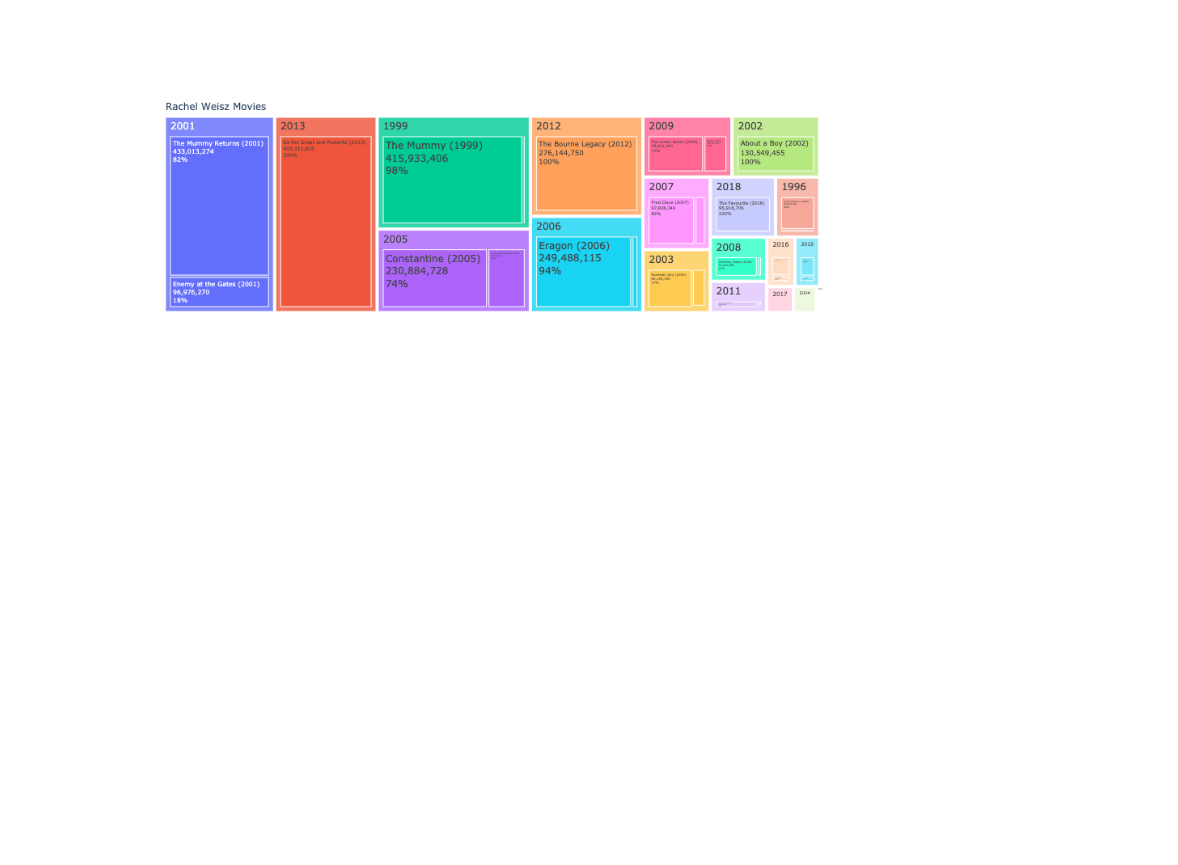
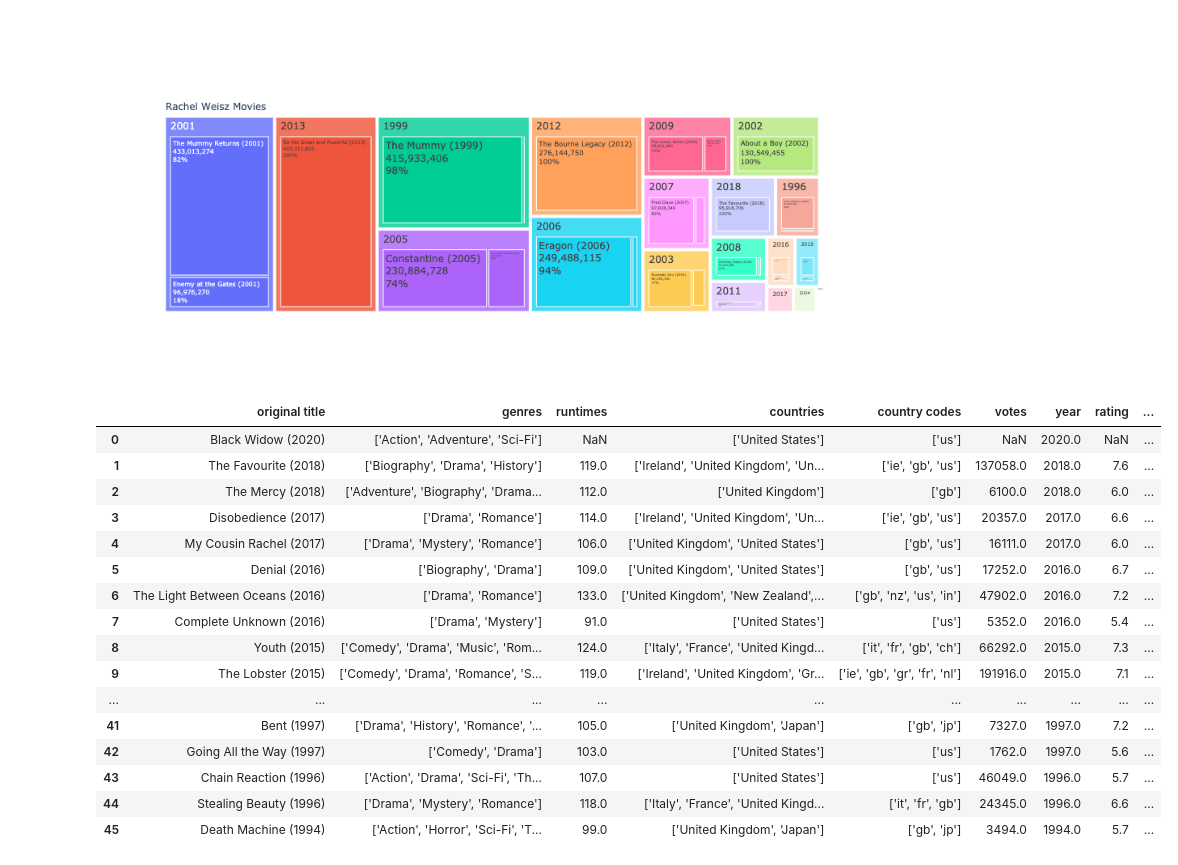
Before and after one commit to ck-duong/dsc106, a Jupyter notebook: hw4/working.ipynb, the cells around one changed output. Drawn from its saved outputs; the diff is of its cells as text; code cells hidden in the pictures; blank space fills up the shorter version.

```diff
--- a/hw4/working.ipynb
+++ b/hw4/working.ipynb
@@ -22,7 +22,7 @@ plotly.__version__
 # %% [output]
 '4.3.0'
 # %%
-rachel_df = pd.read_csv('rachel.csv', index_col = 0)
+rachel_df = pd.read_csv('https://raw.githubusercontent.com/ck-duong/dsc106/master/hw4/rachel.csv', index_col = 0)
 rachel_df.head()
 # %% [output]
 |  | original title | genres | runtimes | countries | country codes | votes | year | rating | ... |
@@ -78,0 +86,20 @@ fig.show()
+# %%
+rachel_df
+# %% [output]
+|  | original title | genres | runtimes | countries | country codes | votes | year | rating | ... |
+| 0 | Black Widow (2020) | ['Action', 'Adventure', 'Sci-Fi'] | NaN | ['United States'] | ['us'] | NaN | 2020.0 | NaN | ... |
+| 1 | The Favourite (2018) | ['Biography', 'Drama', 'History'] | 119.0 | ['Ireland', 'United Kingdom', 'Un... | ['ie', 'gb', 'us'] | 137058.0 | 2018.0 | 7.6 | ... |
+| 2 | The Mercy (2018) | ['Adventure', 'Biography', 'Drama... | 112.0 | ['United Kingdom'] | ['gb'] | 6100.0 | 2018.0 | 6.0 | ... |
+| 3 | Disobedience (2017) | ['Drama', 'Romance'] | 114.0 | ['Ireland', 'United Kingdom', 'Un... | ['ie', 'gb', 'us'] | 20357.0 | 2017.0 | 6.6 | ... |
+| 4 | My Cousin Rachel (2017) | ['Drama', 'Mystery', 'Romance'] | 106.0 | ['United Kingdom', 'United States'] | ['gb', 'us'] | 16111.0 | 2017.0 | 6.0 | ... |
+| 5 | Denial (2016) | ['Biography', 'Drama'] | 109.0 | ['United Kingdom', 'United States'] | ['gb', 'us'] | 17252.0 | 2016.0 | 6.7 | ... |
+| 6 | The Light Between Oceans (2016) | ['Drama', 'Romance'] | 133.0 | ['United Kingdom', 'New Zealand',... | ['gb', 'nz', 'us', 'in'] | 47902.0 | 2016.0 | 7.2 | ... |
+| 7 | Complete Unknown (2016) | ['Drama', 'Mystery'] | 91.0 | ['United States'] | ['us'] | 5352.0 | 2016.0 | 5.4 | ... |
+| 8 | Youth (2015) | ['Comedy', 'Drama', 'Music', 'Rom... | 124.0 | ['Italy', 'France', 'United Kingd... | ['it', 'fr', 'gb', 'ch'] | 66292.0 | 2015.0 | 7.3 | ... |
+| 9 | The Lobster (2015) | ['Comedy', 'Drama', 'Romance', 'S... | 119.0 | ['Ireland', 'United Kingdom', 'Gr... | ['ie', 'gb', 'gr', 'fr', 'nl'] | 191916.0 | 2015.0 | 7.1 | ... |
+| ... | ... | ... | ... | ... | ... | ... | ... | ... | ... |
+| 41 | Bent (1997) | ['Drama', 'History', 'Romance', '... | 105.0 | ['United Kingdom', 'Japan'] | ['gb', 'jp'] | 7327.0 | 1997.0 | 7.2 | ... |
+| 42 | Going All the Way (1997) | ['Comedy', 'Drama'] | 103.0 | ['United States'] | ['us'] | 1762.0 | 1997.0 | 5.6 | ... |
+| 43 | Chain Reaction (1996) | ['Action', 'Drama', 'Sci-Fi', 'Th... | 107.0 | ['United States'] | ['us'] | 46049.0 | 1996.0 | 5.7 | ... |
+| 44 | Stealing Beauty (1996) | ['Drama', 'Mystery', 'Romance'] | 118.0 | ['Italy', 'France', 'United Kingd... | ['it', 'fr', 'gb'] | 24345.0 | 1996.0 | 6.6 | ... |
+| 45 | Death Machine (1994) | ['Action', 'Horror', 'Sci-Fi', 'T... | 99.0 | ['United Kingdom', 'Japan'] | ['gb', 'jp'] | 3494.0 | 1994.0 | 5.7 | ... |
```
Also changed, not shown: parts of 2 cells of this notebook, 2 other files.
